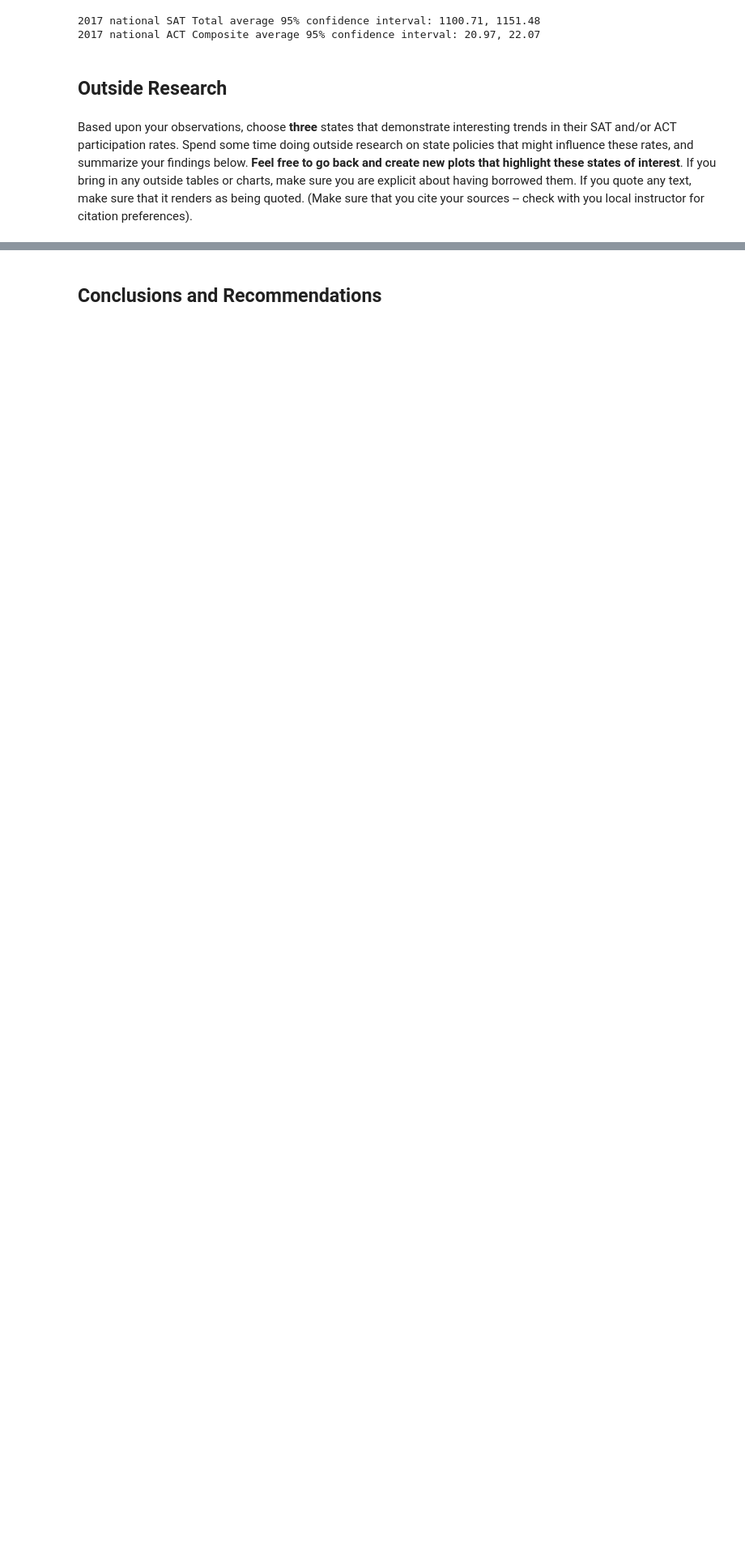
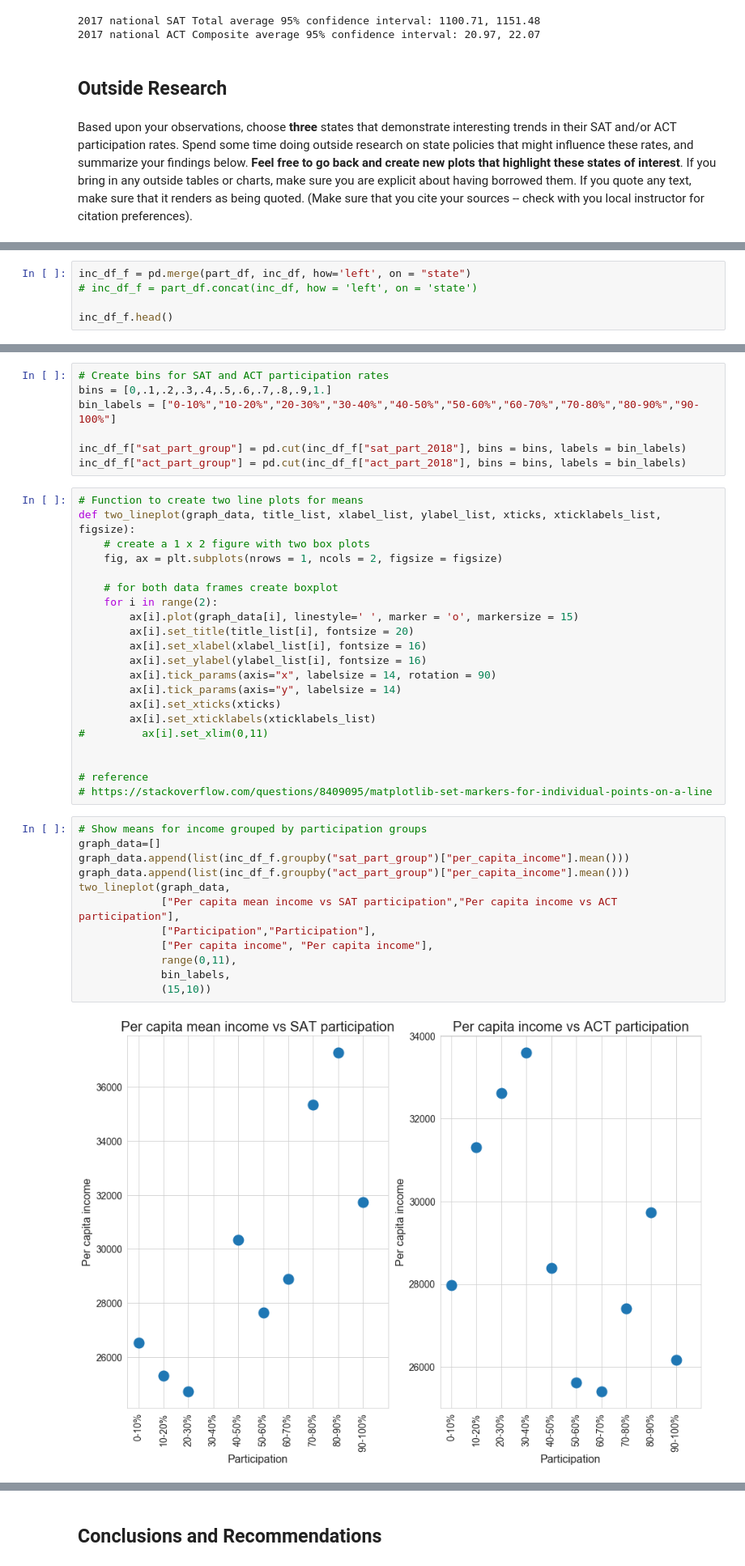
Before and after one commit to sgodfrey66/SAT_ACT_participation, a Jupyter notebook: code/ACT-SAT_Analysis_Steve_Godfrey.ipynb, the cells around one changed output, grey strips where cells are left out. Shown at 81% size. Cells and saved outputs as stored; diff of their text form; blank space fills up the shorter version.

Commit message:
New data

```diff
--- a/code/ACT-SAT_Analysis_Steve_Godfrey.ipynb
+++ b/code/ACT-SAT_Analysis_Steve_Godfrey.ipynb
@@ -1475,0 +1582,5 @@ Based upon your observations, choose **three** states that demonstrate interesti
+# %%
+inc_df_f = pd.merge(part_df, inc_df, how='left', on = "state")
+# inc_df_f = part_df.concat(inc_df, how = 'left', on = 'state')
+
+inc_df_f.head()
@@ -1475,0 +1594,42 @@ Based upon your observations, choose **three** states that demonstrate interesti
+# %%
+# Create bins for SAT and ACT participation rates
+bins = [0,.1,.2,.3,.4,.5,.6,.7,.8,.9,1.]
+bin_labels = ["0-10%","10-20%","20-30%","30-40%","40-50%","50-60%","60-70%","70-80%","80-90%","90-100%"]
+
+inc_df_f["sat_part_group"] = pd.cut(inc_df_f["sat_part_2018"], bins = bins, labels = bin_labels)
+inc_df_f["act_part_group"] = pd.cut(inc_df_f["act_part_2018"], bins = bins, labels = bin_labels)
+# %%
+# Function to create two line plots for means
+def two_lineplot(graph_data, title_list, xlabel_list, ylabel_list, xticks, xticklabels_list, figsize):
+    # create a 1 x 2 figure with two box plots
+    fig, ax = plt.subplots(nrows = 1, ncols = 2, figsize = figsize)
+
+    # for both data frames create boxplot
+    for i in range(2):
+        ax[i].plot(graph_data[i], linestyle=' ', marker = 'o', markersize = 15)
+        ax[i].set_title(title_list[i], fontsize = 20)
+        ax[i].set_xlabel(xlabel_list[i], fontsize = 16)
+        ax[i].set_ylabel(ylabel_list[i], fontsize = 16)
+        ax[i].tick_params(axis="x", labelsize = 14, rotation = 90)
+        ax[i].tick_params(axis="y", labelsize = 14)
+        ax[i].set_xticks(xticks)
+        ax[i].set_xticklabels(xticklabels_list)
+#         ax[i].set_xlim(0,11)
+
+
+# reference
+# https://stackoverflow.com/questions/8409095/matplotlib-set-markers-for-individual-points-on-a-line
+# %%
+# Show means for income grouped by participation groups
+graph_data=[]
+graph_data.append(list(inc_df_f.groupby("sat_part_group")["per_capita_income"].mean()))
+graph_data.append(list(inc_df_f.groupby("act_part_group")["per_capita_income"].mean()))
+two_lineplot(graph_data,
+             ["Per capita mean income vs SAT participation","Per capita income vs ACT participation"],
+             ["Participation","Participation"],
+             ["Per capita income", "Per capita income"],
+             range(0,11),
+             bin_labels,
+             (15,10))
+# %% [output]
+[figure, added]
```
Also changed, not shown: parts of 16 cells of this notebook, 4 other files.
